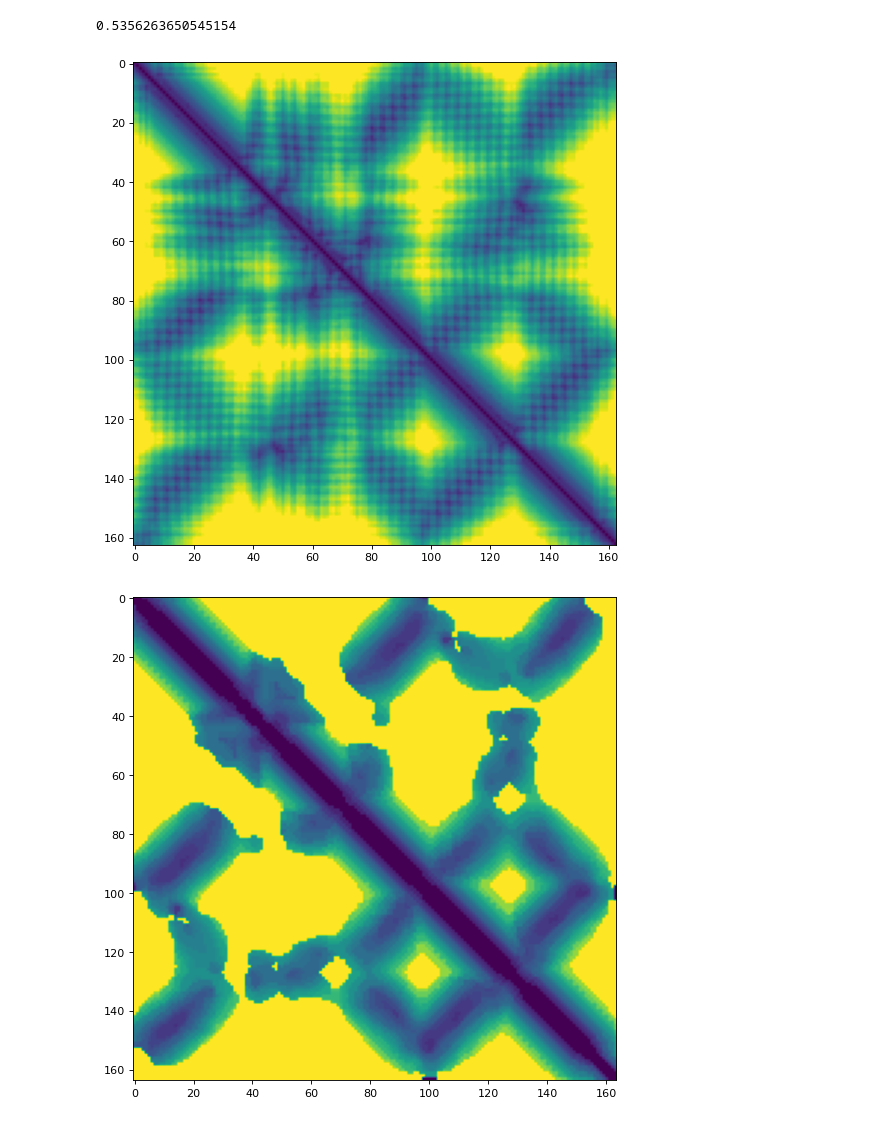
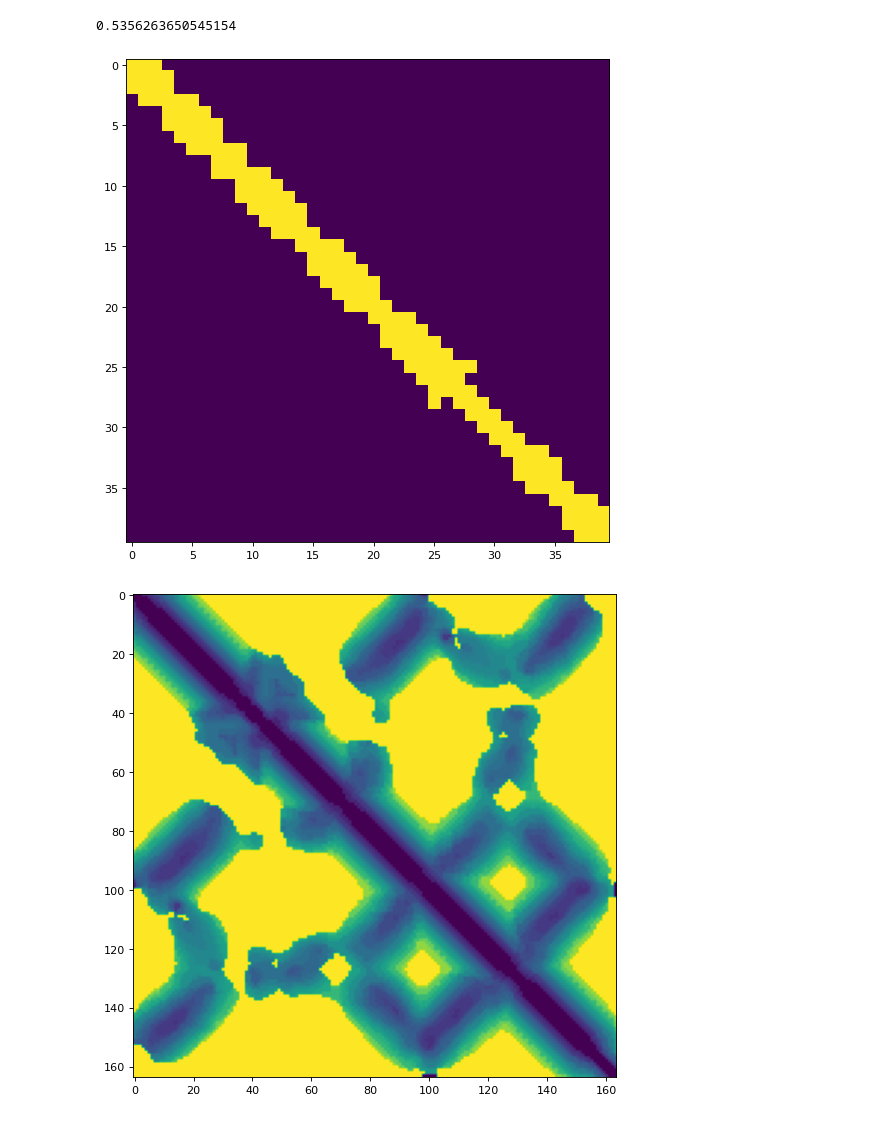
Before and after one commit to ychuhp/scoring_random_omega, a Jupyter notebook: Untitled.ipynb, the cells around one changed output. Cells and saved outputs as stored; diff of their text form; code cells hidden in the pictures.

```diff
--- a/Untitled.ipynb
+++ b/Untitled.ipynb
@@ -171,9 +177,9 @@ save_image( torch.load('af_distm/dist'), 'img2d.png' )
 # %%
 import util
 import torch
-util.plot_image( torch.load('af2_distm/dist') )
+util.plot_image( torch.load('af2_distm_arg/confidence_mask') )
 # %% [output]
-[figure, old version]
+[figure, new version]
 # %%
 x = torch.load('confidence_mask')
 x = torch.load('dist')
```
Also changed, not shown: parts of 3 cells of this notebook, 13 other files.
